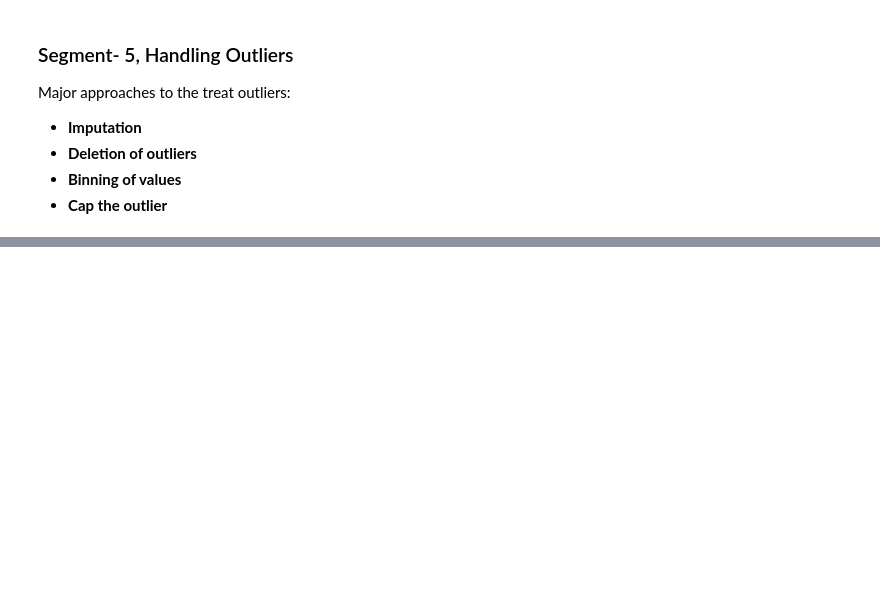
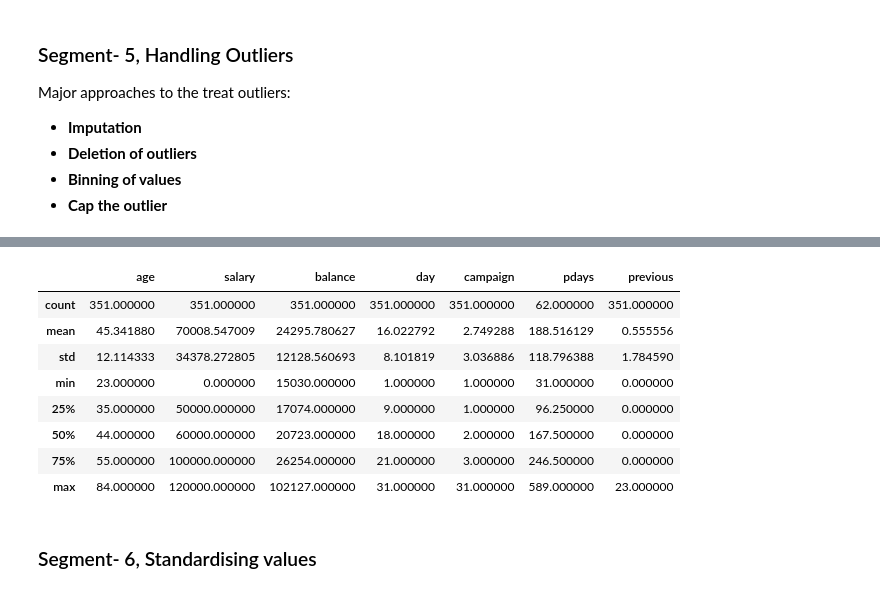
Before and after one commit to SheenaMathew19/Course, a Jupyter notebook: EDA.ipynb, the cells around one changed output, grey strips where cells are left out. Cells and saved outputs as stored; diff of their text form; code cells hidden in the pictures; blank space fills up the shorter version.

```diff
--- a/EDA.ipynb
+++ b/EDA.ipynb
@@ -303,0 +399,14 @@ Major approaches to the treat outliers:
+# %%
+inp1[inp1.balance>15000].describe()
+# %% [output]
+|  | age | salary | balance | day | campaign | pdays | previous |
+| count | 351.000000 | 351.000000 | 351.000000 | 351.000000 | 351.000000 | 62.000000 | 351.000000 |
+| mean | 45.341880 | 70008.547009 | 24295.780627 | 16.022792 | 2.749288 | 188.516129 | 0.555556 |
+| std | 12.114333 | 34378.272805 | 12128.560693 | 8.101819 | 3.036886 | 118.796388 | 1.784590 |
+| min | 23.000000 | 0.000000 | 15030.000000 | 1.000000 | 1.000000 | 31.000000 | 0.000000 |
+| 25% | 35.000000 | 50000.000000 | 17074.000000 | 9.000000 | 1.000000 | 96.250000 | 0.000000 |
+| 50% | 44.000000 | 60000.000000 | 20723.000000 | 18.000000 | 2.000000 | 167.500000 | 0.000000 |
+| 75% | 55.000000 | 100000.000000 | 26254.000000 | 21.000000 | 3.000000 | 246.500000 | 0.000000 |
+| max | 84.000000 | 120000.000000 | 102127.000000 | 31.000000 | 31.000000 | 589.000000 | 23.000000 |
+# %% [markdown]
+### Segment- 6, Standardising values
```
Also changed, not shown: parts of 20 cells of this notebook.
